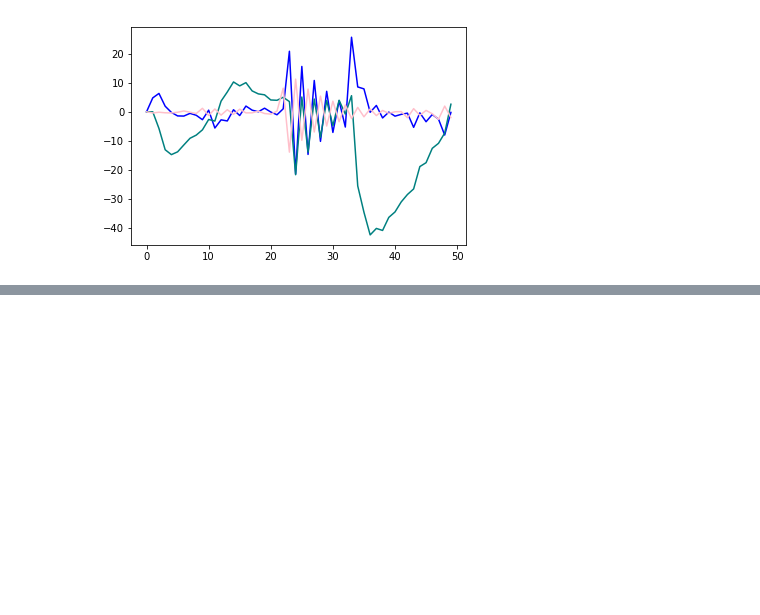
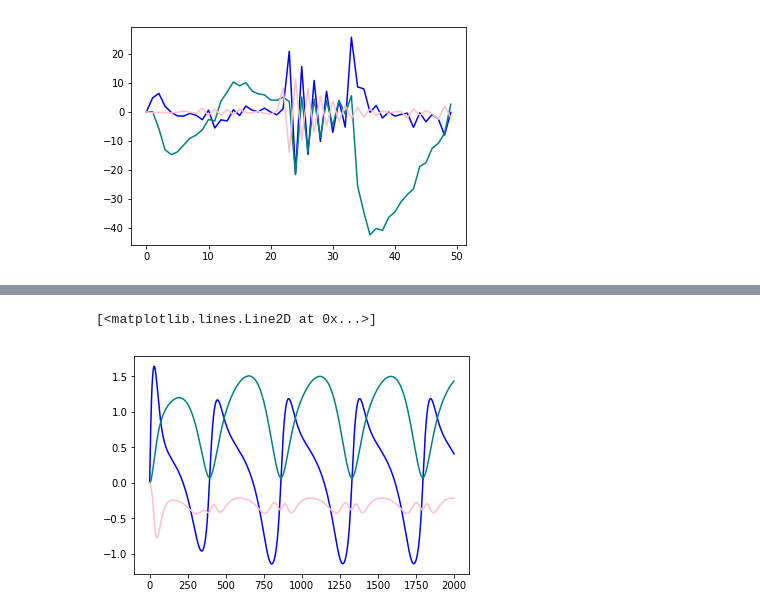
Before and after one commit to rgarcia-herrera/sistemas-dinamicos, a Jupyter notebook: dinamica_amor.ipynb, the cells around one changed output, grey strips where cells are left out. Drawn from its saved outputs; the diff is of its cells as text; code cells hidden in the pictures; blank space fills up the shorter version.

```diff
--- a/dinamica_amor.ipynb
+++ b/dinamica_amor.ipynb
@@ -114,0 +155,34 @@ plt.plot(range(steps), L, color='pink')
+# %%
+def dL(t):
+    return -3.6 * L[t] + 1.2 * (P[t]*(1-P[t]**2) - 1)
+
+def dP(t):
+    return -1.2 * L[t] + 6 * L[t] + 12 / (1 + Z[t])
+
+def dZ(t):
+    return -0.12 * Z[t] + 12 * P[t]
+# %%
+years = 20
+dt = 0.01
+steps = int(years / dt)
+
+L = np.zeros(steps)
+P = np.zeros(steps)
+Z = np.zeros(steps)
+
+#L[0]=5
+#P[0]=-2
+#Z[0]=-120
+
+for t in range(steps-1):
+    # print(t,dl(t),dp(t),dz(t))
+    L[t+1] = L[t] + dt*dL(t)
+    P[t+1] = P[t] + dt*dP(t)
+    Z[t+1] = Z[t] + dt*dZ(t)
+# %%
+plt.plot(range(steps), P, color='blue')
+plt.plot(range(steps), Z/12.0, color='teal')
+plt.plot(range(steps), L, color='pink')
+# %% [output]
+[<matplotlib.lines.Line2D at 0x...>]
+[figure, added]
```
Also changed, not shown: parts of 8 cells of this notebook.
